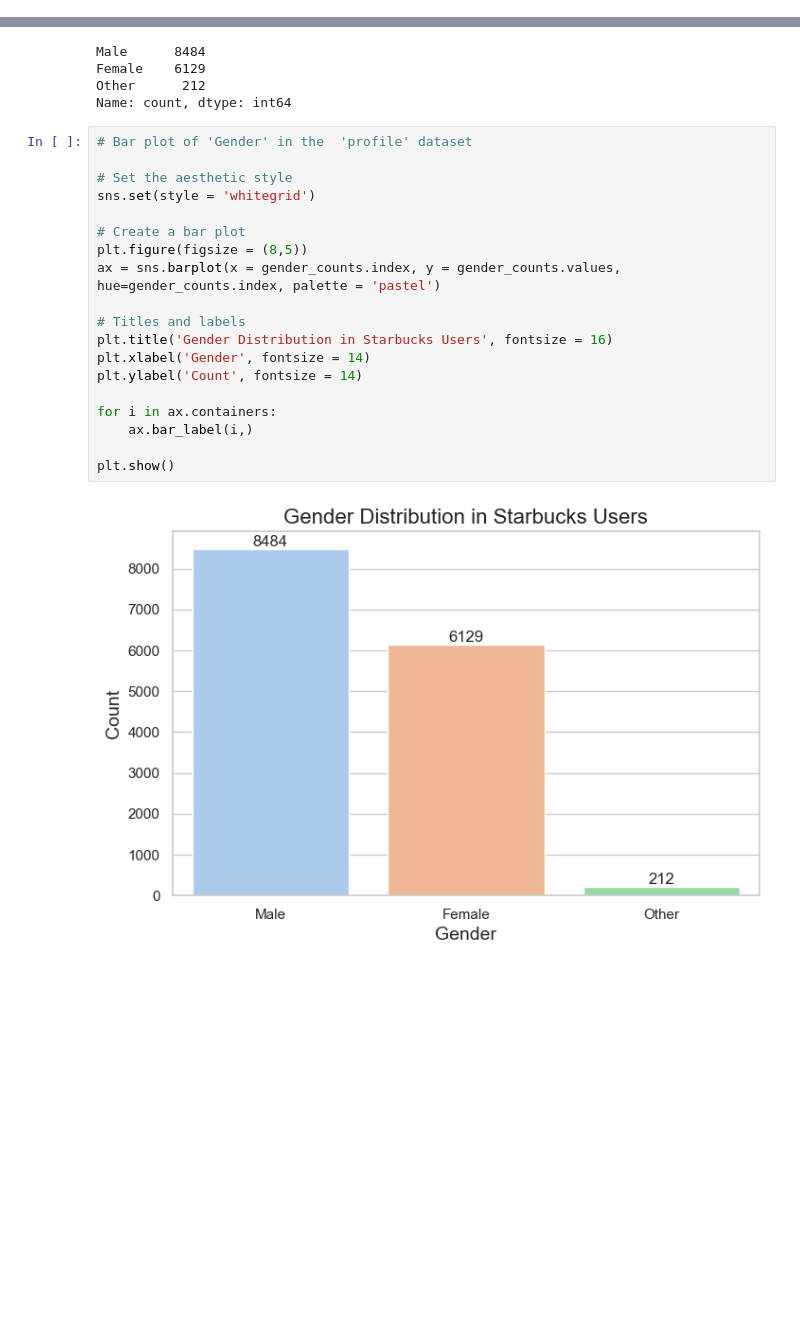
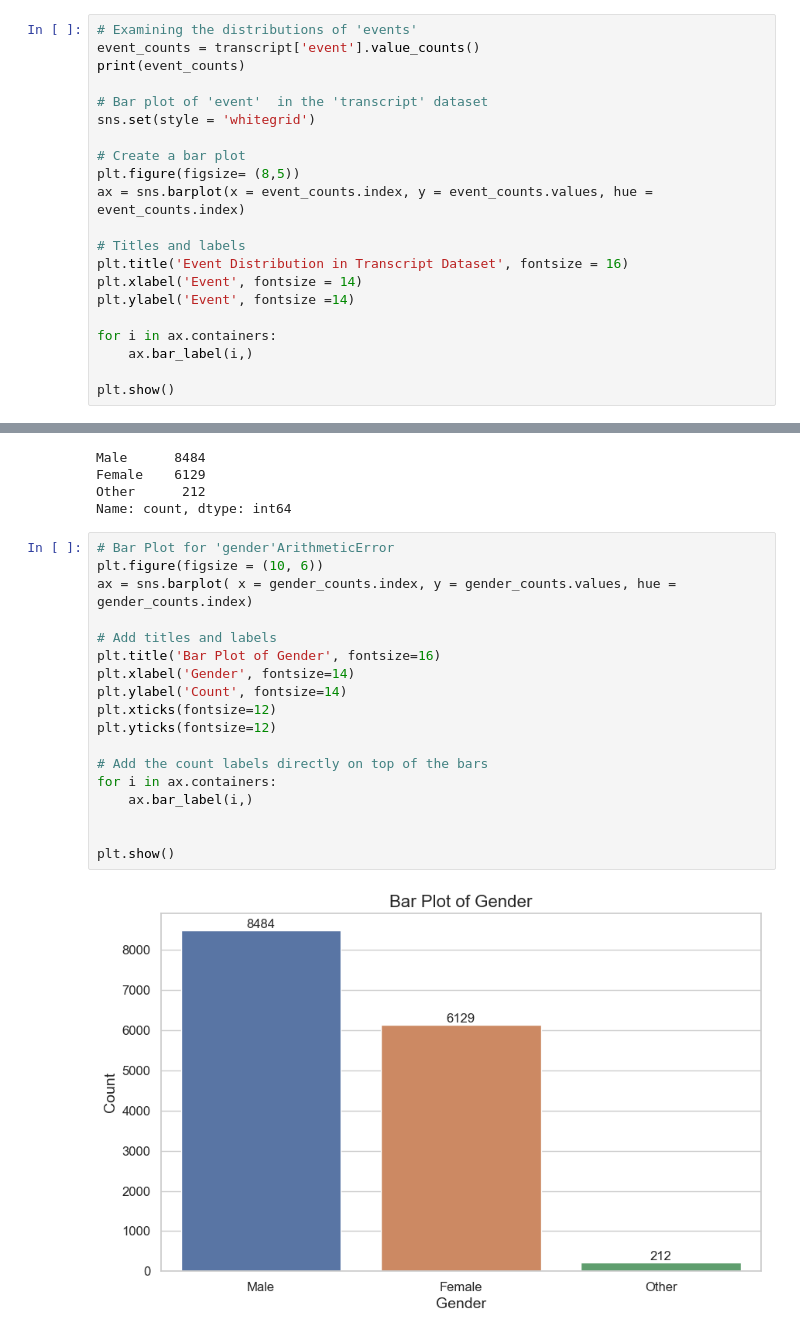
Before and after one commit to CoskunErden/Udacity_DS_Capstone_Project, a Jupyter notebook: starbucks_capstone.ipynb, the cells around one changed output, grey strips where cells are left out. Cells and saved outputs as stored; diff of their text form; blank space fills up the shorter version.

```diff
--- a/starbucks_capstone.ipynb
+++ b/starbucks_capstone.ipynb
@@ -179,0 +124,21 @@ None
+# %%
+# Examining the distributions of 'events'
+event_counts = transcript['event'].value_counts()
+print(event_counts)
+
+# Bar plot of 'event'  in the 'transcript' dataset
+sns.set(style = 'whitegrid')
+
+# Create a bar plot
+plt.figure(figsize= (8,5))
+ax = sns.barplot(x = event_counts.index, y = event_counts.values, hue = event_counts.index)
+
+# Titles and labels
+plt.title('Event Distribution in Transcript Dataset', fontsize = 16)
+plt.xlabel('Event', fontsize = 14)
+plt.ylabel('Event', fontsize =14)
+
+for i in ax.containers:
+    ax.bar_label(i,)
+
+plt.show()
@@ -219,23 +324,22 @@ Female    6129
 Other      212
 Name: count, dtype: int64
 # %%
-# Bar plot of 'Gender' in the  'profile' dataset
+# Bar Plot for 'gender'ArithmeticError
+plt.figure(figsize = (10, 6))
+ax = sns.barplot( x = gender_counts.index, y = gender_counts.values, hue = gender_counts.index)
 
-# Set the aesthetic style
-sns.set(style = 'whitegrid')
+# Add titles and labels
+plt.title('Bar Plot of Gender', fontsize=16)
+plt.xlabel('Gender', fontsize=14)
+plt.ylabel('Count', fontsize=14)
+plt.xticks(fontsize=12)
+plt.yticks(fontsize=12)
 
-# Create a bar plot
-plt.figure(figsize = (8,5))
-ax = sns.barplot(x = gender_counts.index, y = gender_counts.values, hue=gender_counts.index, palette = 'pastel')
-
-# Titles and labels
-plt.title('Gender Distribution in Starbucks Users', fontsize = 16)
-plt.xlabel('Gender', fontsize = 14)
-plt.ylabel('Count', fontsize = 14)
-
+# Add the count labels directly on top of the bars
 for i in ax.containers:
     ax.bar_label(i,)
 
+
 plt.show()
 # %% [output]
-[figure, old version]
+[figure, new version]
```
Also changed, not shown: parts of 50 cells of this notebook.
